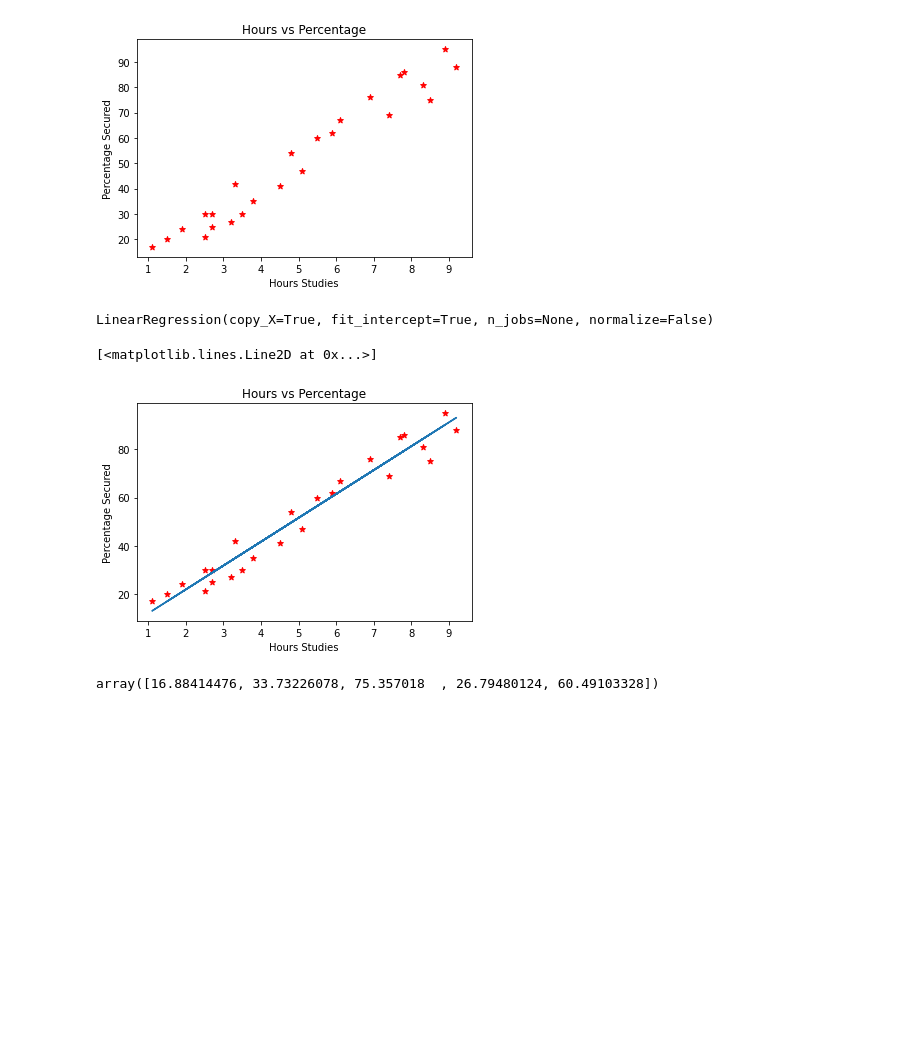
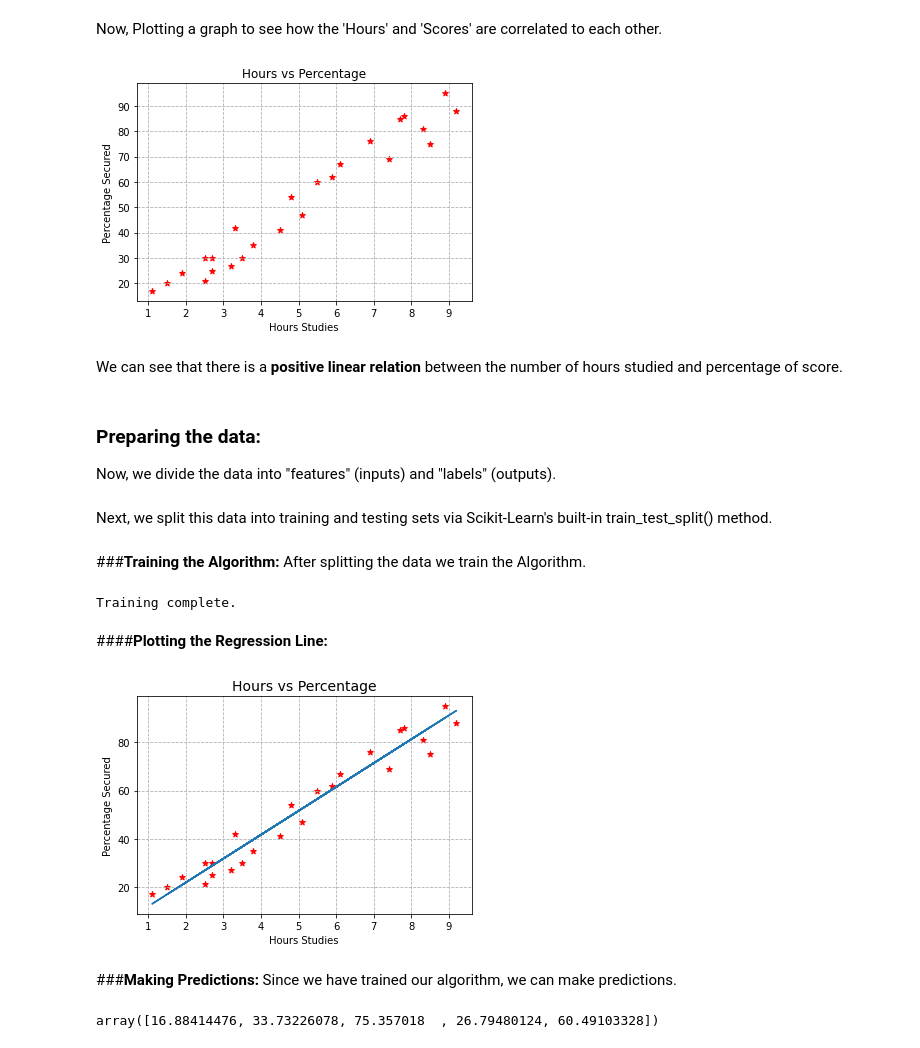
Before and after one commit to asmaumer/Beginnner-task1, a Jupyter notebook: Beginner_task1.ipynb, the cells around one changed output. Cells and saved outputs as stored; diff of their text form; code cells hidden in the pictures; blank space fills up the shorter version.

```diff
--- a/Beginner_task1.ipynb
+++ b/Beginner_task1.ipynb
@@ -32,10 +28,18 @@ df.head(15)
+# %% [markdown]
+Now, Plotting a graph to see how the 'Hours' and 'Scores' are correlated to each other.
 # %%
 #Scatter plot of distribution
 
 plt.scatter(df.Hours, df.Scores, color='red', marker='*')
 plt.xlabel('Hours Studies')
 plt.ylabel('Percentage Secured')
 plt.title('Hours vs Percentage')
+plt.grid(linestyle='--')
 plt.show()
 # %% [output]
-[figure, old version]
+[figure, new version]
+# %% [markdown]
+We can see that there is a **positive linear relation** between the number of hours studied and percentage of score.
+# %% [markdown]
+### **Preparing the data:**
+Now, we divide the data into "features" (inputs) and "labels" (outputs).
@@ -42 +51,3 @@ plt.show()
+# %% [markdown]
+Next, we split this data into training and testing sets via Scikit-Learn's built-in train_test_split() method.
 # %%
@@ -50,24 +56,34 @@ y = df.iloc[:, 1].values
 X_train, X_test, y_train, y_test = train_test_split(X, y, test_size=0.2, random_state=0)
+# %% [markdown]
+###**Training the Algorithm:**
+After splitting the data we train the Algorithm.
 # %%
 #Training the model
 
 reg = LinearRegression()
 reg.fit(X_train, y_train)
+print("Training complete.")
 # %% [output]
-LinearRegression(copy_X=True, fit_intercept=True, n_jobs=None, normalize=False)
+Training complete.
+# %% [markdown]
+####**Plotting the Regression Line:**
 # %%
+# Plotting data
+plt.scatter(X,y, color='red', marker='*')
+
 # Plotting the regression line
+line = reg.coef_*df.Hours + reg.intercept_
+plt.plot(X, line)
 
-plt.scatter(X,y, color='red', marker='*')
 plt.xlabel('Hours Studies')
 plt.ylabel('Percentage Secured')
-plt.title('Hours vs Percentage')
-
-line= reg.coef_*df.Hours + reg.intercept_
-plt.plot(X, line)
+plt.title('Hours vs Percentage', fontsize=14)
+plt.grid(linestyle='--')
 # %% [output]
-[<matplotlib.lines.Line2D at 0x...>]
-[figure, old version]
+[figure, new version]
+# %% [markdown]
+###**Making Predictions:**
+Since we have trained our algorithm, we can make predictions.
 # %%
 #Predicting values for y via x test values
 
```
Also changed, not shown: parts of 9 cells of this notebook.
